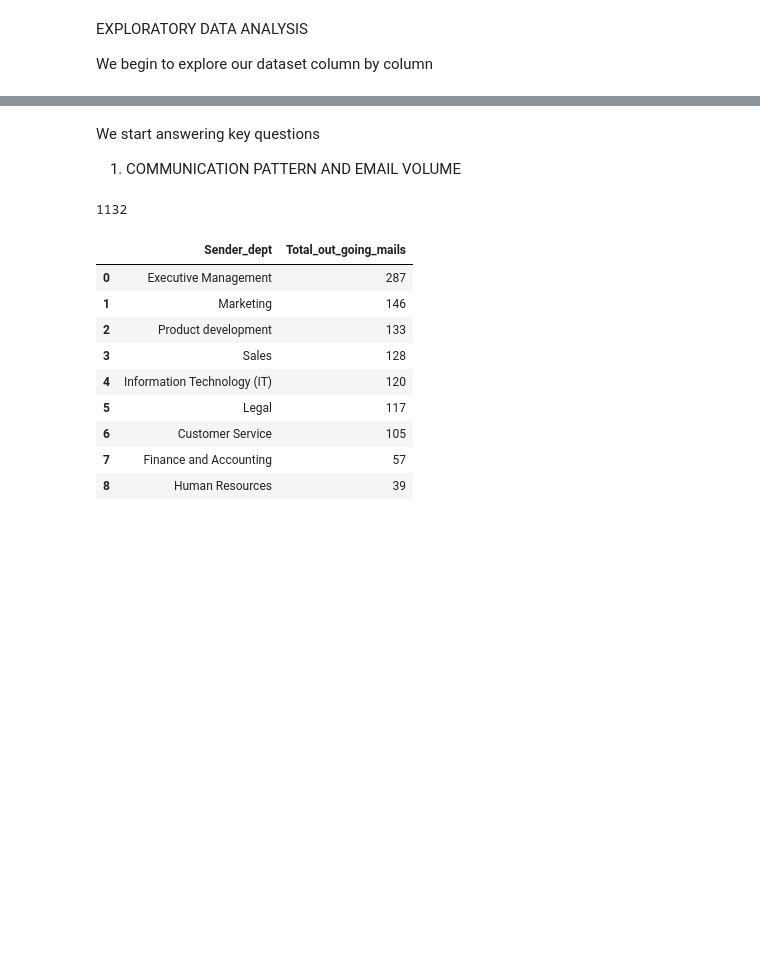
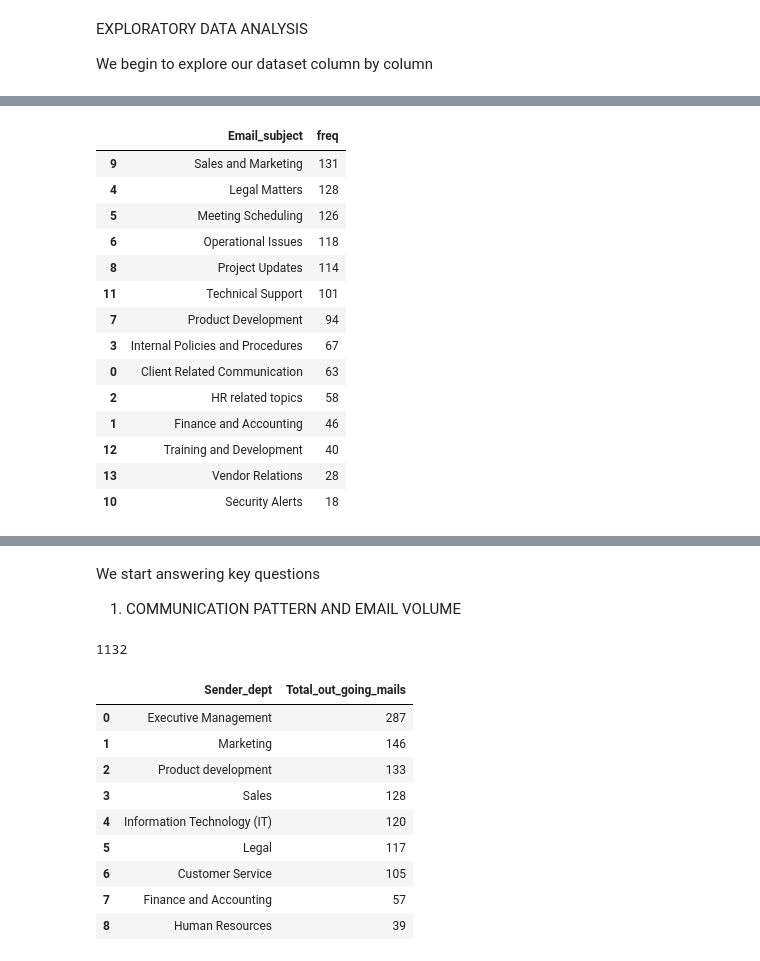
Before and after one commit to djibril968/Python_projects, a Jupyter notebook: Onyx_email_analysis.ipynb, the cells around one changed output, grey strips where cells are left out. Saved outputs shown, nothing was run; the diff lists cells and outputs as text; code cells hidden in the pictures; blank space fills up the shorter version.

```diff
--- a/Onyx_email_analysis.ipynb
+++ b/Onyx_email_analysis.ipynb
@@ -227,3 +225,24 @@ Email_dim
+# %%
+#mails by subject
+
+subject = Email_fact_data.groupby('Email_subject')['Email_id'].count().reset_index(name ='freq').sort_values('freq', ascending= False)
+subject
+# %% [output]
+|  | Email_subject | freq |
+| 9 | Sales and Marketing | 131 |
+| 4 | Legal Matters | 128 |
+| 5 | Meeting Scheduling | 126 |
+| 6 | Operational Issues | 118 |
+| 8 | Project Updates | 114 |
+| 11 | Technical Support | 101 |
+| 7 | Product Development | 94 |
+| 3 | Internal Policies and Procedures | 67 |
+| 0 | Client Related Communication | 63 |
+| 2 | HR related topics | 58 |
+| 1 | Finance and Accounting | 46 |
+| 12 | Training and Development | 40 |
+| 13 | Vendor Relations | 28 |
+| 10 | Security Alerts | 18 |
 # %%
 Email_fact_data.head(10)
 # %% [output]
```
Also changed, not shown: parts of 5 cells of this notebook.
